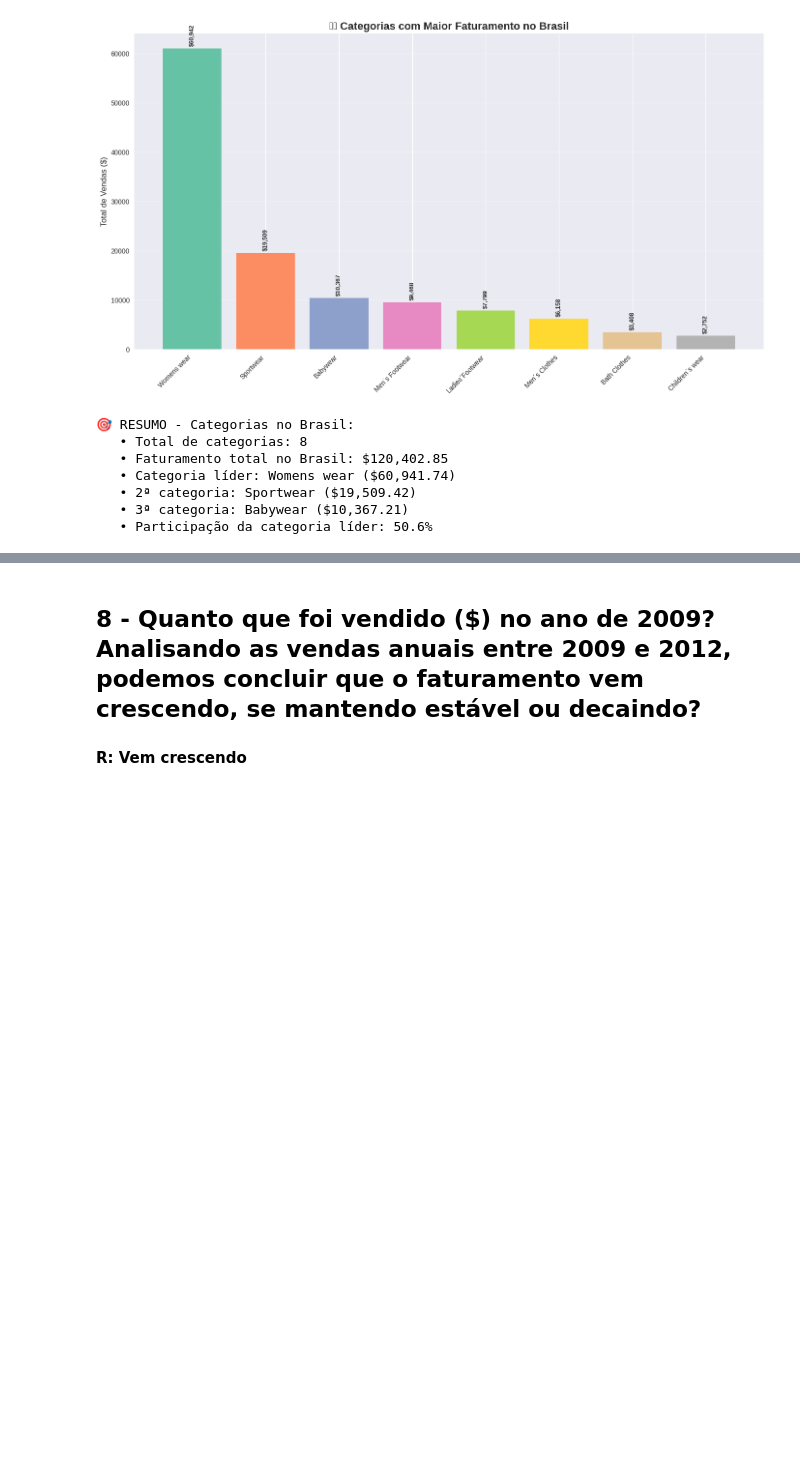
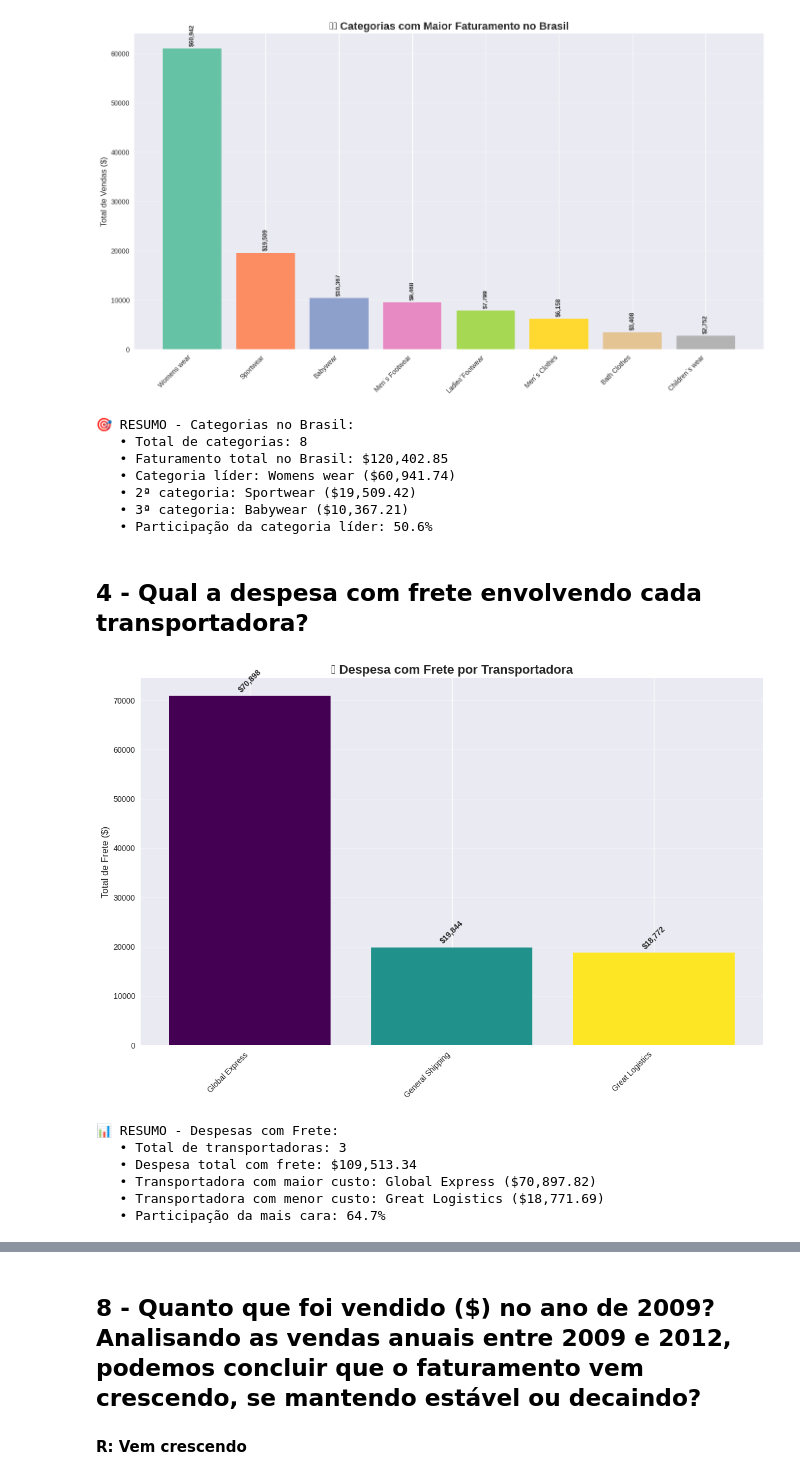
Before and after one commit to filipe-rds/BI-Atividade-1, a Jupyter notebook: notebooks/notebook.ipynb, the cells around one changed output, grey strips where cells are left out. Saved outputs shown, nothing was run; the diff lists cells and outputs as text; code cells hidden in the pictures; blank space fills up the shorter version.

```diff
--- a/notebooks/notebook.ipynb
+++ b/notebooks/notebook.ipynb
@@ -64,7 +89,7 @@ ORDER BY SUM(v.valor_vendas) DESC
 LIMIT 10;
 """
 
-df_maiores_clientes_vendas = pd.read_sql(query_maiores_clientes_vendas, engine)
+df_maiores_clientes_vendas = execute_query(query_maiores_clientes_vendas)
 df_maiores_clientes_vendas
 
 # Gráfico de barras verticais - Top 10 Maiores Clientes
@@ -73,7 +98,7 @@ plt.figure(figsize=(12, 8))
 bars = plt.bar(range(len(df_maiores_clientes_vendas)), df_maiores_clientes_vendas['valor'],
                color=plt.cm.viridis(np.linspace(0, 1, len(df_maiores_clientes_vendas))))
 plt.xticks(range(len(df_maiores_clientes_vendas)), df_maiores_clientes_vendas['nome'], rotation=45, ha='right')
-plt.title('🏆 Top 10 Maiores Clientes - Vendas ($)', fontsize=16, fontweight='bold')
+plt.title('Top 10 Maiores Clientes - Vendas ($)', fontsize=16, fontweight='bold')
 plt.ylabel('Total de Vendas ($)', fontsize=12)
 plt.grid(True, alpha=0.3, axis='y')
 
@@ -119,7 +144,7 @@ ORDER BY SUM(v.valor_vendas) DESC
 LIMIT 3;
 """
 
-df_tres_maiores_paises_vendas = pd.read_sql(query_tres_maiores_paises_vendas, engine)
+df_tres_maiores_paises_vendas = execute_query(query_tres_maiores_paises_vendas)
 df_tres_maiores_paises_vendas
 
 # Gráfico de barras verticais - Top 3 Maiores Países
@@ -176,7 +201,7 @@ GROUP BY (ca.nome)
 ORDER BY SUM(v.valor_vendas) DESC;
 """
 
-df_categorias_maior_faturamento = pd.read_sql(query_categorias_maior_faturamento, engine)
+df_categorias_maior_faturamento = execute_query(query_categorias_maior_faturamento)
 df_categorias_maior_faturamento
 
 # Gráfico de barras verticais - Categorias com Maior Faturamento no Brasil
@@ -220,3 +245,64 @@ print(f"   • Participação da categoria líder: {(df_categorias_maior_faturam
    • 2ª categoria: Sportwear ($19,509.42)
    • 3ª categoria: Babywear ($10,367.21)
    • Participação da categoria líder: 50.6%
+# %% [markdown]
+## 4 - Qual a despesa com frete envolvendo cada transportadora?
+# %%
+query_despesa_frete_transportadora = """
+SELECT
+    t.nome AS transportadora,
+    SUM(v.frete) AS total_frete
+FROM vendas v
+JOIN transportadoras t ON v.transportadora_id = t.id
+GROUP BY t.nome
+ORDER BY SUM(v.frete) DESC;
+"""
+
+df_despesa_frete_transportadora = execute_query(query_despesa_frete_transportadora)
+df_despesa_frete_transportadora
+
+# Gráfico de barras verticais - Despesa com Frete por Transportadora
+plt.figure(figsize=(12, 8))
+
+bars = plt.bar(range(len(df_despesa_frete_transportadora)), df_despesa_frete_transportadora['total_frete'],
+               color=plt.cm.viridis(np.linspace(0, 1, len(df_despesa_frete_transportadora))))
+plt.xticks(range(len(df_despesa_frete_transportadora)), df_despesa_frete_transportadora['transportadora'],
+           rotation=45, ha='right')
+plt.title('🚚 Despesa com Frete por Transportadora', fontsize=16, fontweight='bold')
+plt.ylabel('Total de Frete ($)', fontsize=12)
+plt.grid(True, alpha=0.3, axis='y')
+
+# Adicionar valores nas barras
+for i, bar in enumerate(bars):
+    height = bar.get_height()
+    plt.annotate(f'${height:,.0f}',
+                xy=(bar.get_x() + bar.get_width() / 2, height),
+                xytext=(0, 3), textcoords="offset points",
+                ha='center', va='bottom', fontsize=10, fontweight='bold', rotation=45)
+
+plt.tight_layout()
+plt.show()
+
+# Gráfico de pizza para distribuição percentual
+fig_pie = px.pie(df_despesa_frete_transportadora, values='total_frete', names='transportadora',
+                 title='📊 Distribuição das Despesas de Frete por Transportadora')
+fig_pie.update_traces(textposition='inside', textinfo='percent+label')
+fig_pie.update_layout(font=dict(size=12))
+fig_pie.show()
+
+# Resumo estatístico
+print(f"\n📊 RESUMO - Despesas com Frete:")
+print(f"   • Total de transportadoras: {len(df_despesa_frete_transportadora)}")
+print(f"   • Despesa total com frete: ${df_despesa_frete_transportadora['total_frete'].sum():,.2f}")
+print(f"   • Transportadora com maior custo: {df_despesa_frete_transportadora.iloc[0]['transportadora']} (${df_despesa_frete_transportadora.iloc[0]['total_frete']:,.2f})")
+if len(df_despesa_frete_transportadora) > 1:
+    print(f"   • Transportadora com menor custo: {df_despesa_frete_transportadora.iloc[-1]['transportadora']} (${df_despesa_frete_transportadora.iloc[-1]['total_frete']:,.2f})")
+print(f"   • Participação da mais cara: {(df_despesa_frete_transportadora.iloc[0]['total_frete']/df_despesa_frete_transportadora['total_frete'].sum())*100:.1f}%")
+# %% [output]
+[figure, added]
+📊 RESUMO - Despesas com Frete:
+   • Total de transportadoras: 3
+   • Despesa total com frete: $109,513.34
+   • Transportadora com maior custo: Global Express ($70,897.82)
+   • Transportadora com menor custo: Great Logistics ($18,771.69)
+   • Participação da mais cara: 64.7%
```
Also changed, not shown: parts of 9 cells of this notebook, 1 other file.
